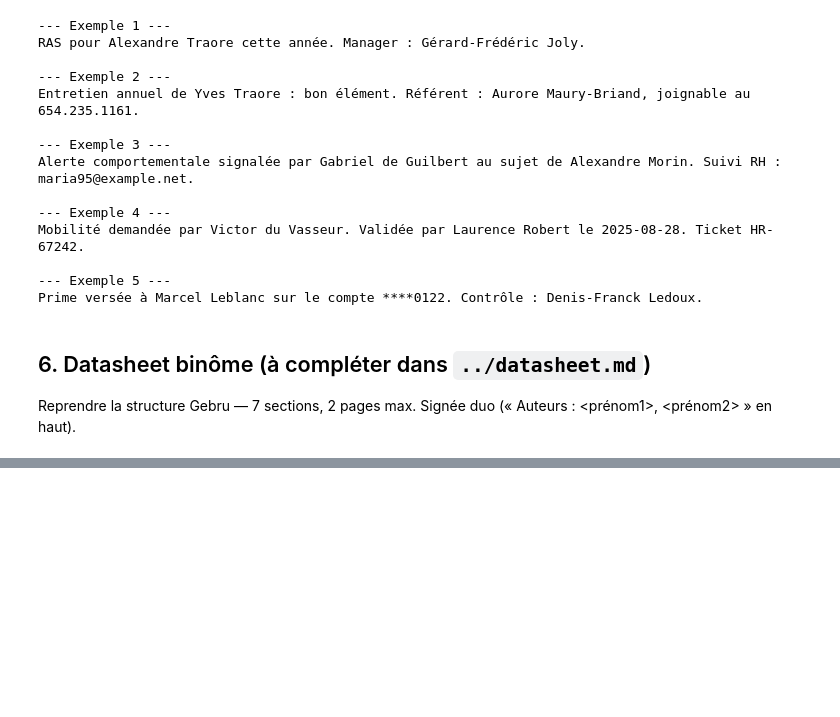
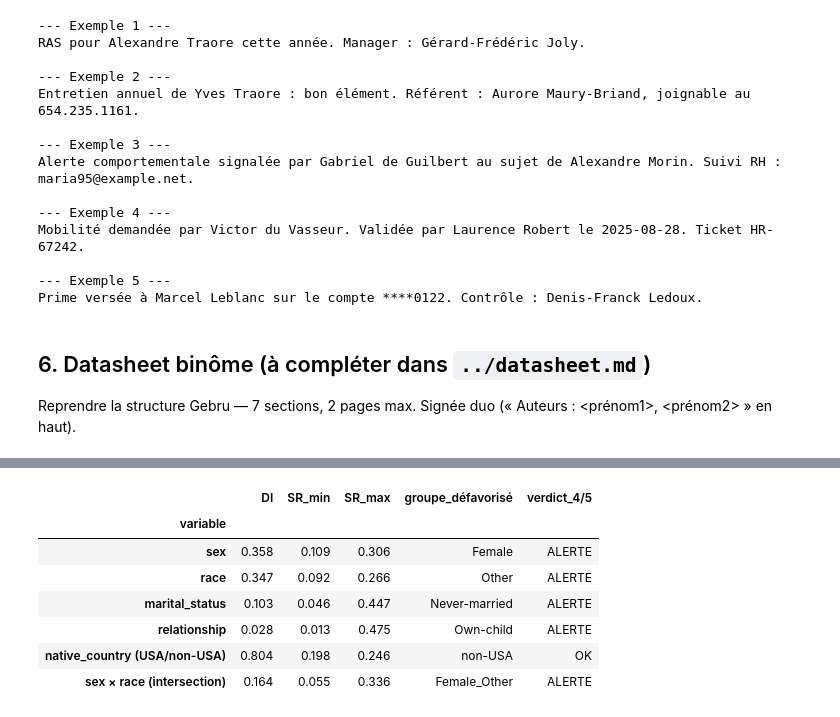
Before and after one commit to rbatos/M2-B2-athena-romain, a Jupyter notebook: notebooks/M2-B2_Tom_Romain.ipynb, the cells around one changed output, grey strips where cells are left out. Cells and saved outputs as stored; diff of their text form; code cells hidden in the pictures; blank space fills up the shorter version.

Commit message:
docs(notebook) Verdict éthique chiffré

```diff
--- a/notebooks/M2-B2_Tom_Romain.ipynb
+++ b/notebooks/M2-B2_Tom_Romain.ipynb
@@ -519,0 +526,79 @@ Reprendre la structure Gebru — 7 sections, 2 pages max. Signée duo
+# %%
+# Récapitulatif étendu incluant l'intersectionnalité
+results_complet = [
+    {
+        "variable": "sex",
+        "DI": round(di_sex, 3),
+        "SR_min": round(sr_sex.min(), 3),
+        "SR_max": round(sr_sex.max(), 3),
+        "groupe_défavorisé": sr_sex.idxmin(),
+        "verdict_4/5": "ALERTE" if di_sex < 0.8 else "OK",
+    },
+    {
+        "variable": "race",
+        "DI": round(di_race, 3),
+        "SR_min": round(sr_race.min(), 3),
+        "SR_max": round(sr_race.max(), 3),
+        "groupe_défavorisé": sr_race.idxmin(),
+        "verdict_4/5": "ALERTE" if di_race < 0.8 else "OK",
+    },
+    {
+        "variable": "marital_status",
+        "DI": round(di_marital_status, 3),
+        "SR_min": round(sr_marital_status.min(), 3),
+        "SR_max": round(sr_marital_status.max(), 3),
+        "groupe_défavorisé": sr_marital_status.idxmin(),
+        "verdict_4/5": "ALERTE" if di_marital_status < 0.8 else "OK",
+    },
+    {
+        "variable": "relationship",
+        "DI": round(di_relationship, 3),
+        "SR_min": round(sr_relationship.min(), 3),
+        "SR_max": round(sr_relationship.max(), 3),
+        "groupe_défavorisé": sr_relationship.idxmin(),
+        "verdict_4/5": "ALERTE" if di_relationship < 0.8 else "OK",
+    },
+    {
+        "variable": "native_country (USA/non-USA)",
+        "DI": round(di_country, 3),
+        "SR_min": round(sr_country.min(), 3),
+        "SR_max": round(sr_country.max(), 3),
+        "groupe_défavorisé": sr_country.idxmin(),
+        "verdict_4/5": "ALERTE" if di_country < 0.8 else "OK",
+    },
+    {
+        "variable": "sex × race (intersection)",
+        "DI": round(di_intersect, 3),
+        "SR_min": round(sr_intersect.min(), 3),
+        "SR_max": round(sr_intersect.max(), 3),
+        "groupe_défavorisé": sr_intersect.idxmin(),
+        "verdict_4/5": "ALERTE" if di_intersect < 0.8 else "OK",
+    },
+]
+
+df_verdict = pd.DataFrame(results_complet).set_index("variable")
+print("=== VERDICT ÉTHIQUE CHIFFRÉ ===")
+display(df_verdict)
+
+# Variable la plus problématique
+pire = df_verdict["DI"].idxmin()
+di_pire = df_verdict.loc[pire, "DI"]
+groupe_pire = df_verdict.loc[pire, "groupe_défavorisé"]
+
+n_alertes = (df_verdict["verdict_4/5"] == "ALERTE").sum()
+
+# Identifier les 5 combinaisons sex × race les MOINS bien traitées (SR les plus basses)
+print(f"\n--- Top 5 des groupes sex × race les plus défavorisés ---")
+top_5_pires = sr_intersect.nsmallest(5)
+display(top_5_pires.to_frame("SR").assign(
+    n=lambda d: d.index.map(lambda x: df[df["sex_race"] == x].shape[0])
+))
+
+print(f"\n→ {n_alertes}/{len(df_verdict)} variables déclenchent une ALERTE (règle des 4/5).")
+print(f"→ Biais le plus fort : « {pire} » (DI = {di_pire:.3f})")
+print(f"→ Groupe le plus défavorisé : « {groupe_pire} » (SR = {df_verdict.loc[pire, 'SR_min']:.3f})")
+print(f"\n→ Intersection sex × race : Le groupe « {top_5_pires.idxmin()} » est le PLUS pénalisé")
+print(f"   avec seulement {top_5_pires.min():.1%} de taux de sélection >50K.")
+print(f"\n→ ⚠️  RECOMMANDATION : ce dataset NE DOIT PAS alimenter un système de décision RH")
+print(f"   sans correction préalable des biais structurels détectés.")
+# %% [output]
@@ -519,0 +606,8 @@ Reprendre la structure Gebru — 7 sections, 2 pages max. Signée duo
+|  | DI | SR_min | SR_max | groupe_défavorisé | verdict_4/5 |
+| variable |  |  |  |  |  |
+| sex | 0.358 | 0.109 | 0.306 | Female | ALERTE |
+| race | 0.347 | 0.092 | 0.266 | Other | ALERTE |
+| marital_status | 0.103 | 0.046 | 0.447 | Never-married | ALERTE |
+| relationship | 0.028 | 0.013 | 0.475 | Own-child | ALERTE |
+| native_country (USA/non-USA) | 0.804 | 0.198 | 0.246 | non-USA | OK |
+| sex × race (intersection) | 0.164 | 0.055 | 0.336 | Female_Other | ALERTE |
```
Also changed, not shown: parts of 2 cells of this notebook.
